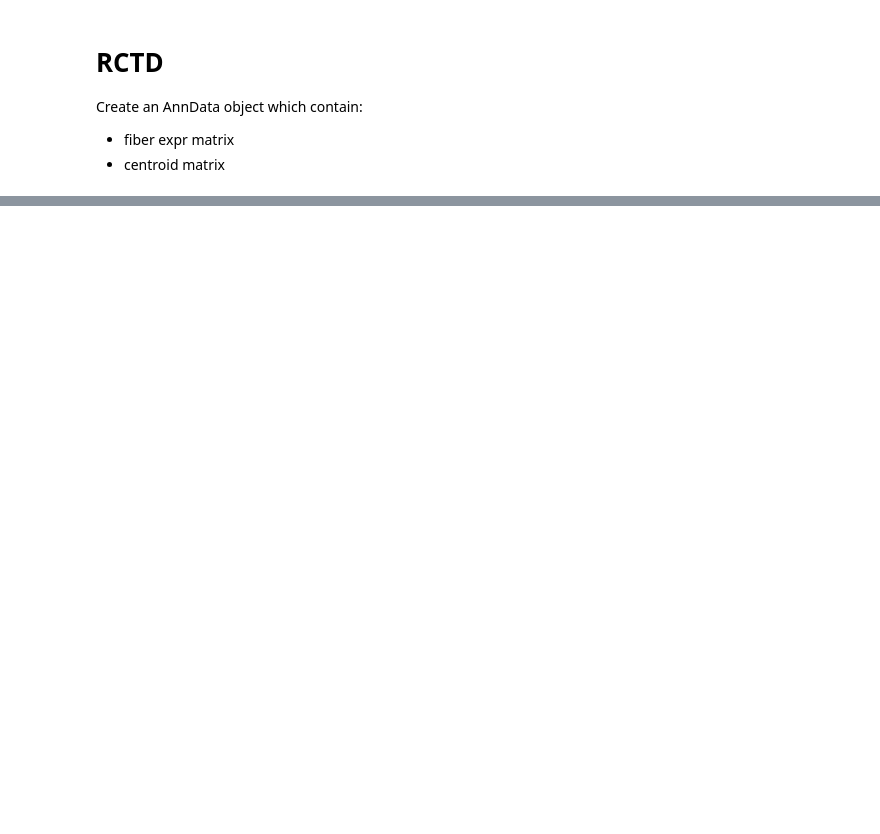
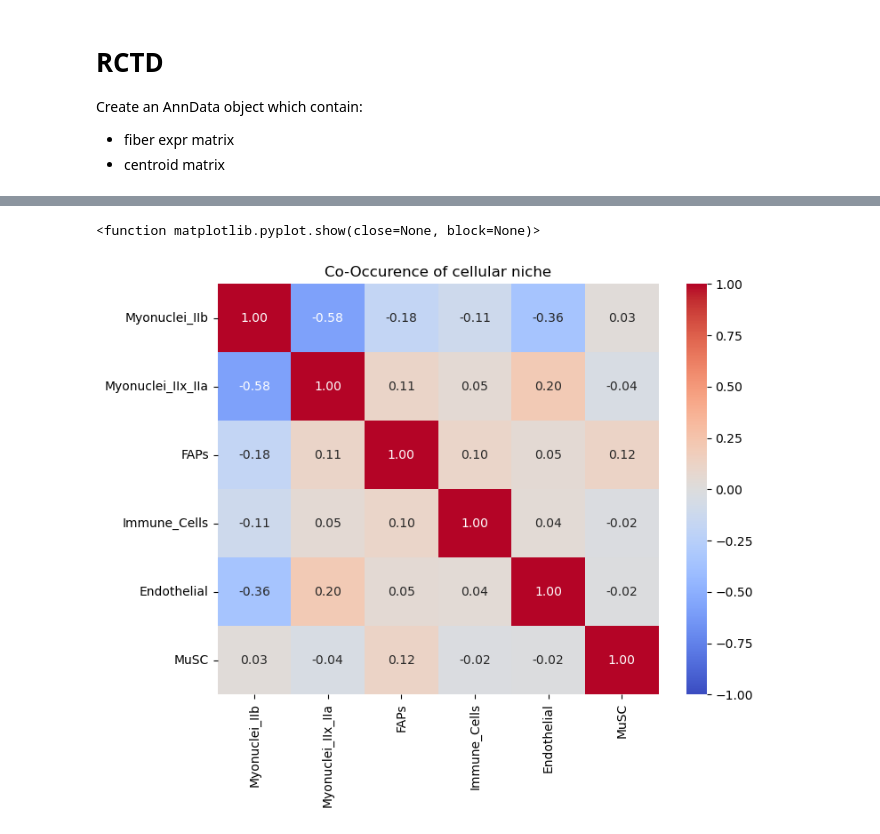
Before and after one commit to Rankstrait/Spatial-Transcriptomic, a Jupyter notebook: notebooks/fiber_advanced_annotation.ipynb, the cells around one changed output, grey strips where cells are left out. Drawn from its saved outputs; the diff is of its cells as text; code cells hidden in the pictures; blank space fills up the shorter version.

```diff
--- a/notebooks/fiber_advanced_annotation.ipynb
+++ b/notebooks/fiber_advanced_annotation.ipynb
@@ -146,0 +344,6 @@ gene_name_df = pd.DataFrame(
+# %%
+#since rctd requires time to run, save the weight_df in local
+#weights_df.to_parquet('/home/stefano/Documents/Spatial-Transcriptomic/annotation/rctd_results/rctd_weights_blocco1_c26foxO.parquet', index=True) # save
+#for upload
+weights_df = pd.read_parquet("/home/stefano/Documents/Spatial-Transcriptomic/annotation/rctd_results/rctd_weights_blocco1_c26foxO.parquet")
+#weights_df_old = pd.read_parquet("/home/stefano/Documents/Spatial-Transcriptomic/annotation/rctd_results/rctd_weights_bins_centroids.parquet")
@@ -146,0 +465,5 @@ gene_name_df = pd.DataFrame(
+# %%
+#calculate entropy to see how each fibers is "hybrid" in terms of cellular population
+from scipy.stats import entropy
+
+weights_df['entropy'] = weights_df.apply(lambda row: entropy(row), axis=1)
@@ -146,0 +490,12 @@ gene_name_df = pd.DataFrame(
+# %%
+#Niche correlation graph
+population_of_interest = ['Myonuclei_IIb', 'Myonuclei_IIx_IIa', 'FAPs', 'Immune_Cells', 'Endothelial', 'MuSC']
+df_cachexia = weights_df[population_of_interest]
+
+plt.figure(figsize=(8,6))
+sns.heatmap(df_cachexia.corr(), annot=True, cmap='coolwarm', vmin=-1, vmax=1, fmt=".2f")
+plt.title("Co-Occurence of cellular niche")
+plt.show
+# %% [output]
+<function matplotlib.pyplot.show(close=None, block=None)>
+[figure, added]
```
Also changed, not shown: parts of 47 cells of this notebook.
